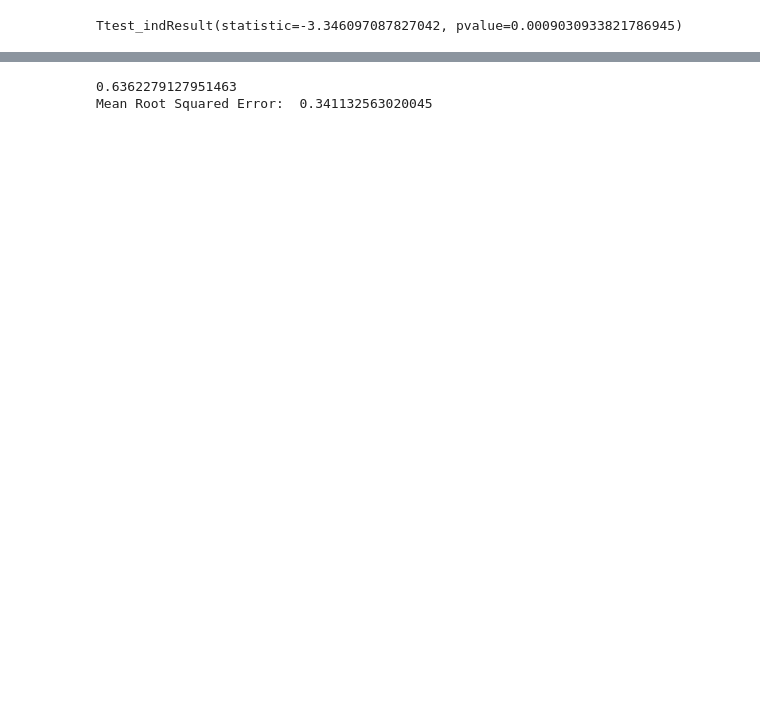
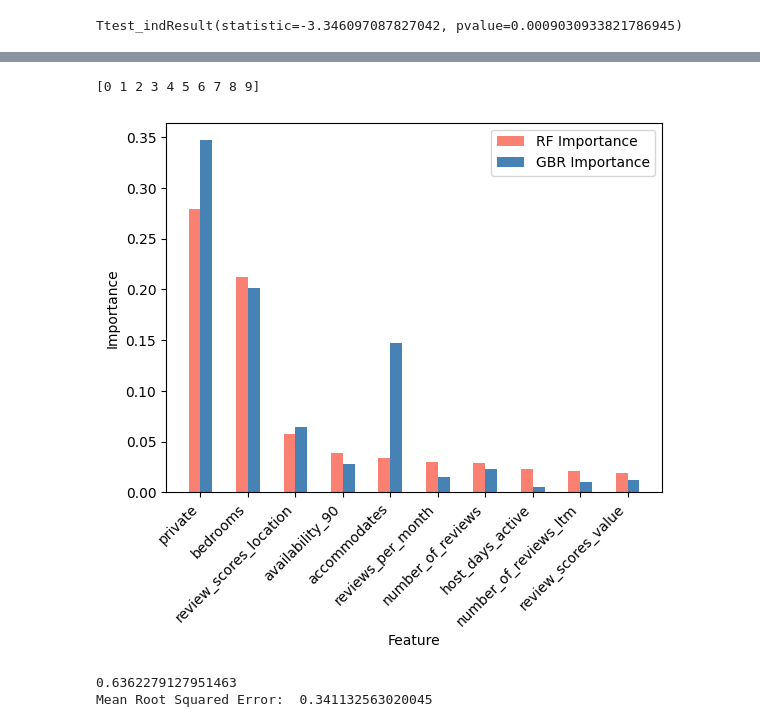
Before and after one commit to Anant-K-Gupta/AirBnbProject, a Jupyter notebook: airbnb_model.ipynb, the cells around one changed output, grey strips where cells are left out. Cells and saved outputs as stored; diff of their text form; code cells hidden in the pictures; blank space fills up the shorter version.

```diff
--- a/airbnb_model.ipynb
+++ b/airbnb_model.ipynb
@@ -735,0 +712,3 @@ plt.show()
+# %%
+common_importances = pd.merge(importances_rf, importances_gbr, on = 'Features')
+display(common_importances)
@@ -736,3 +733,24 @@ plt.show()
+# %%
+fig, ax = plt.subplots()
+X = np.arange(10)
+# Horizontal bar plot
+
+
+ax.bar(X - 0.125, common_importances["Importance_x"][0:10], width = 0.25, color='salmon', label='RF Importance')
+ax.bar(X + 0.125, common_importances["Importance_y"][0:10], width = 0.25, color='steelblue', label='GBR Importance')
+
+ax.set_xlabel('Feature')
+ax.set_ylabel('Importance')
+print(X)
+ax.set_xticks(X, common_importances["Features"][0:10], rotation = 45, horizontalalignment='right')
+# Legend at the upper right corner
+ax.legend(loc='upper right')
+
+# Display the plot
+plt.show()
+# %% [output]
+[0 1 2 3 4 5 6 7 8 9]
+[figure, added]
 # %%
 y = model_df['log_price']
 X = model_df[['private', 'bedrooms', 'review_scores_location', 'availability_90',
```
Also changed, not shown: parts of 4 cells of this notebook.
